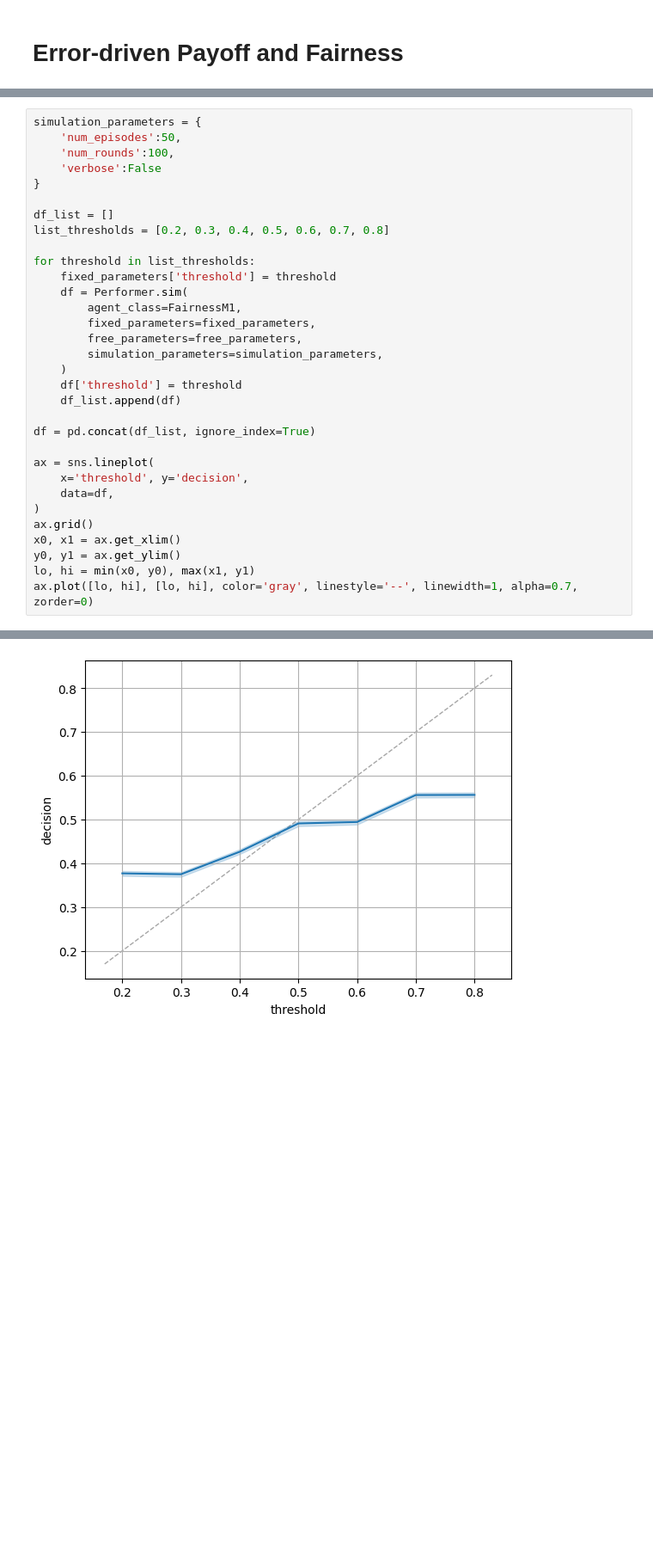
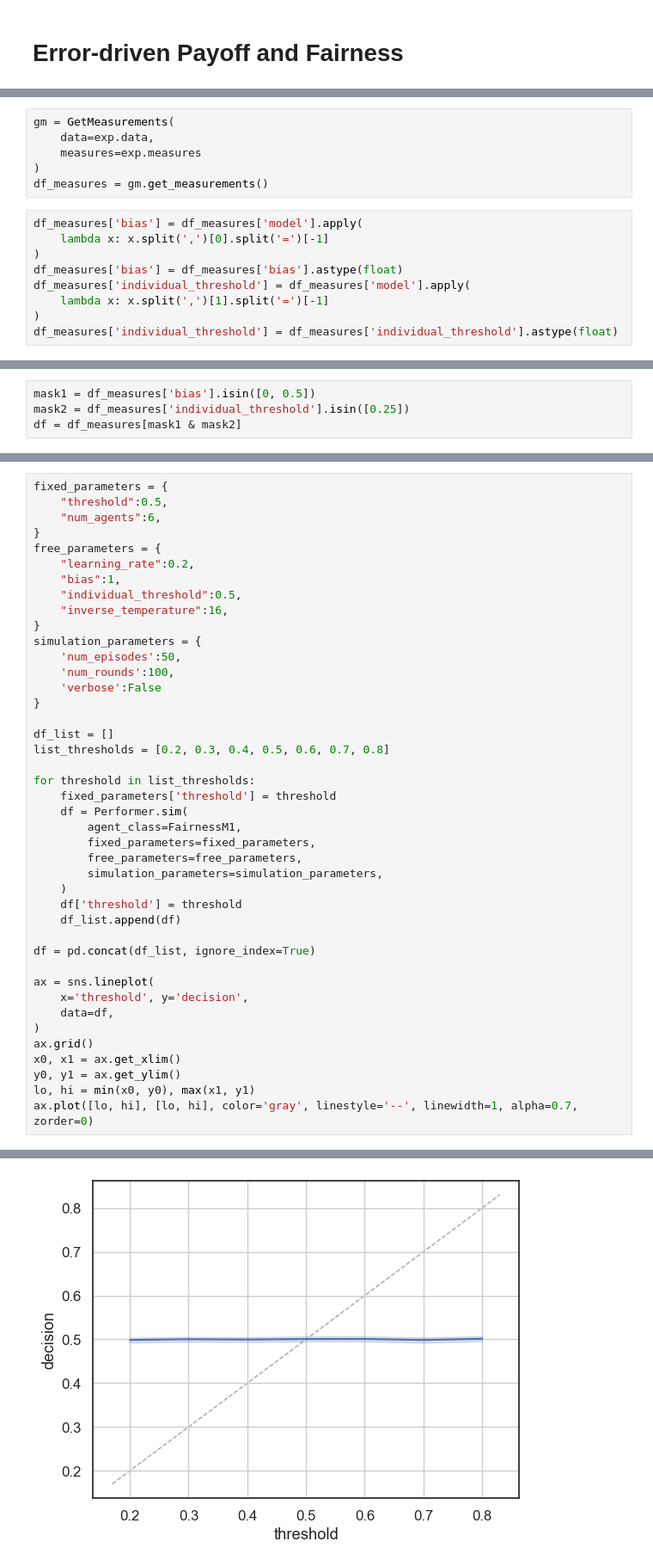
Before and after one commit to EAndrade-Lotero/Cognitive_Models_El_Farol_Bar_Problem, a Jupyter notebook: Notebooks/test_Payoff_and_Fairness.ipynb, the cells around one changed output, grey strips where cells are left out. Shown at 86% size. Cells and saved outputs as stored; diff of their text form; blank space fills up the shorter version.

Commit message:
attempt to make sense of fairness model

```diff
--- a/Notebooks/test_Payoff_and_Fairness.ipynb
+++ b/Notebooks/test_Payoff_and_Fairness.ipynb
@@ -66,0 +118,15 @@ ax.set_ylim(-0.05, 1.05)
+# %%
+gm = GetMeasurements(
+    data=exp.data,
+    measures=exp.measures
+)
+df_measures = gm.get_measurements()
+# %%
+df_measures['bias'] = df_measures['model'].apply(
+    lambda x: x.split(',')[0].split('=')[-1]
+)
+df_measures['bias'] = df_measures['bias'].astype(float)
+df_measures['individual_threshold'] = df_measures['model'].apply(
+    lambda x: x.split(',')[1].split('=')[-1]
+)
+df_measures['individual_threshold'] = df_measures['individual_threshold'].astype(float)
@@ -66,0 +190,4 @@ ax.set_ylim(-0.05, 1.05)
+# %%
+mask1 = df_measures['bias'].isin([0, 0.5])
+mask2 = df_measures['individual_threshold'].isin([0.25])
+df = df_measures[mask1 & mask2]
@@ -67,35 +303,45 @@ ax.set_ylim(-0.05, 1.05)
 # %%
+fixed_parameters = {
+	"threshold":0.5,
+	"num_agents":6,
+}
+free_parameters = {
+	"learning_rate":0.2,
+	"bias":1,
+    "individual_threshold":0.5,
+	"inverse_temperature":16,
+}
 simulation_parameters = {
 	'num_episodes':50,
 	'num_rounds':100,
 	'verbose':False
 }
 
 df_list = []
 list_thresholds = [0.2, 0.3, 0.4, 0.5, 0.6, 0.7, 0.8]
 
 for threshold in list_thresholds:
     fixed_parameters['threshold'] = threshold
     df = Performer.sim(
         agent_class=FairnessM1,
         fixed_parameters=fixed_parameters,
         free_parameters=free_parameters,
         simulation_parameters=simulation_parameters,
     )
     df['threshold'] = threshold
     df_list.append(df)
 
 df = pd.concat(df_list, ignore_index=True)
 
 ax = sns.lineplot(
     x='threshold', y='decision',
     data=df,
 )
 ax.grid()
 x0, x1 = ax.get_xlim()
 y0, y1 = ax.get_ylim()
 lo, hi = min(x0, y0), max(x1, y1)
 ax.plot([lo, hi], [lo, hi], color='gray', linestyle='--', linewidth=1, alpha=0.7, zorder=0)
 # %% [output]
 [<matplotlib.lines.Line2D at 0x...>]
-[figure, old version]
+[figure, new version]
```
Also changed, not shown: parts of 9 cells of this notebook, 9 other files.
